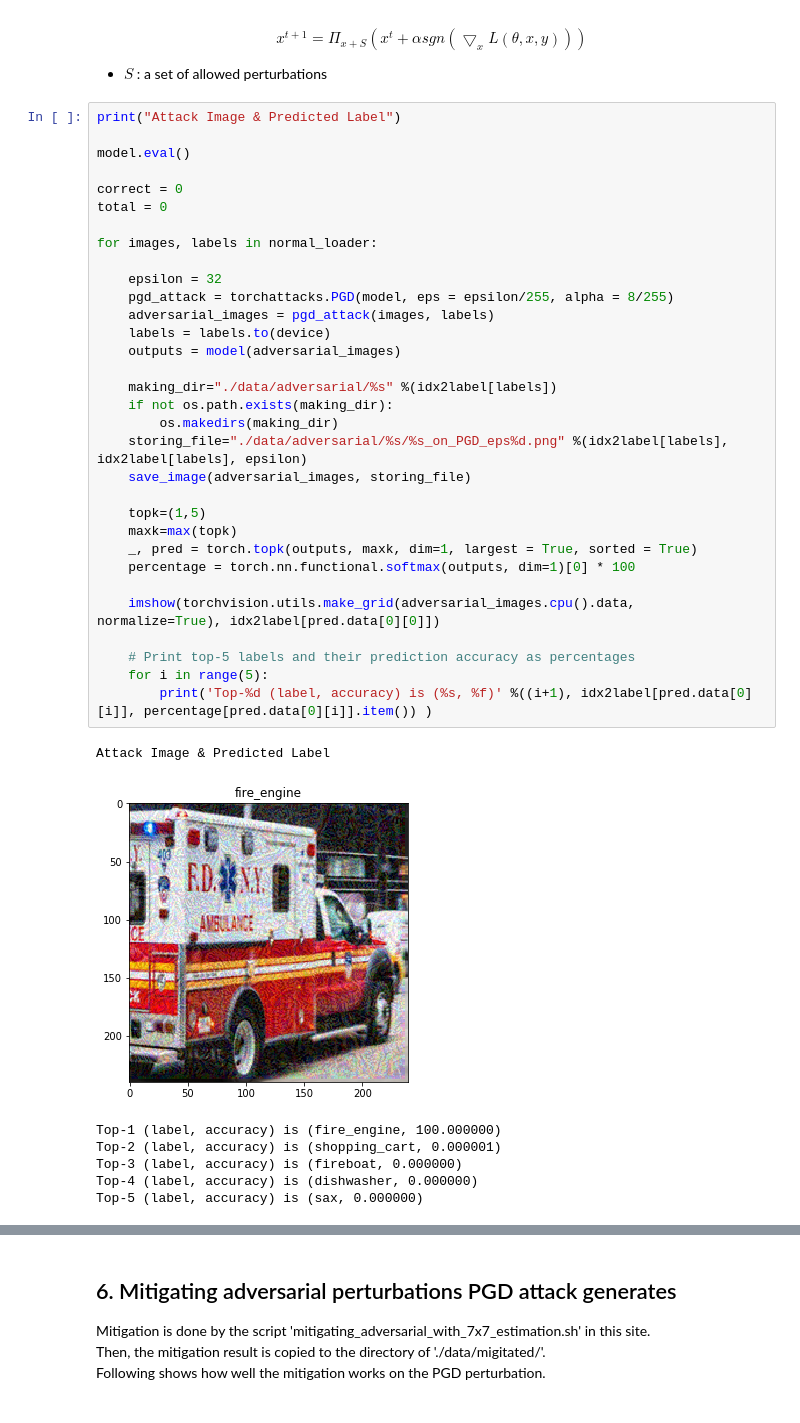
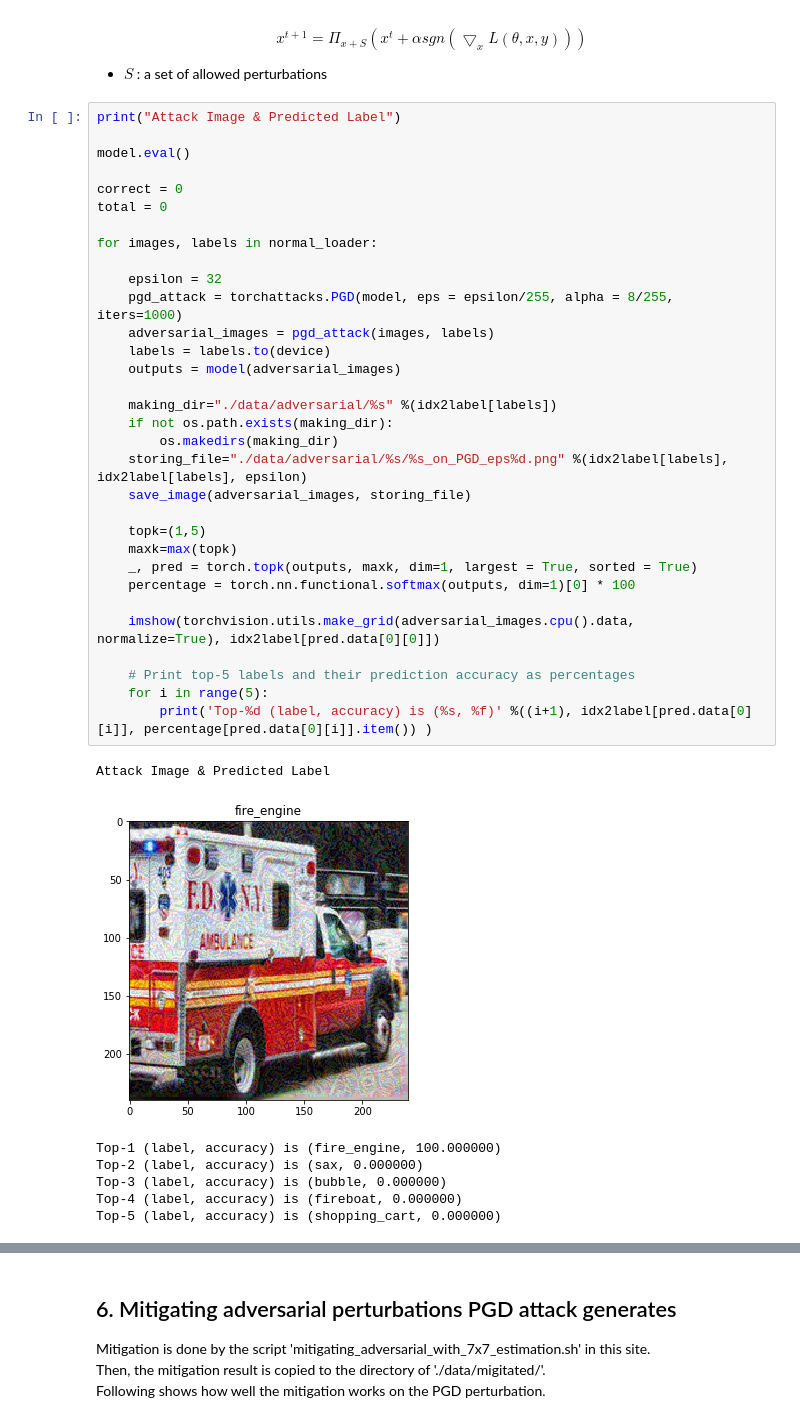
Before and after one commit to stonylinux/mitigating_large_adversarial_perturbations_on_X-MAS, a Jupyter notebook: PGD-pytorch_with_Mitigation/Mitigation.ipynb, the cells around one changed output, grey strips where cells are left out. Drawn from its saved outputs; the diff is of its cells as text.

```diff
--- a/PGD-pytorch_with_Mitigation/Mitigation.ipynb
+++ b/PGD-pytorch_with_Mitigation/Mitigation.ipynb
@@ -155,37 +155,37 @@ print("Attack Image & Predicted Label")
 model.eval()
 
 correct = 0
 total = 0
 
 for images, labels in normal_loader:
 
     epsilon = 32
-    pgd_attack = torchattacks.PGD(model, eps = epsilon/255, alpha = 8/255)
+    pgd_attack = torchattacks.PGD(model, eps = epsilon/255, alpha = 8/255, iters=1000)
     adversarial_images = pgd_attack(images, labels)
     labels = labels.to(device)
     outputs = model(adversarial_images)
 
     making_dir="./data/adversarial/%s" %(idx2label[labels])
     if not os.path.exists(making_dir):
         os.makedirs(making_dir)
     storing_file="./data/adversarial/%s/%s_on_PGD_eps%d.png" %(idx2label[labels], idx2label[labels], epsilon)
     save_image(adversarial_images, storing_file)
 
     topk=(1,5)
     maxk=max(topk)
     _, pred = torch.topk(outputs, maxk, dim=1, largest = True, sorted = True)
     percentage = torch.nn.functional.softmax(outputs, dim=1)[0] * 100
 
     imshow(torchvision.utils.make_grid(adversarial_images.cpu().data, normalize=True), idx2label[pred.data[0][0]])
 
     # Print top-5 labels and their prediction accuracy as percentages
     for i in range(5):
         print('Top-%d (label, accuracy) is (%s, %f)' %((i+1), idx2label[pred.data[0][i]], percentage[pred.data[0][i]].item()) )
 # %% [output]
 Attack Image & Predicted Label
-[figure, old version]
+[figure, new version]
 Top-1 (label, accuracy) is (fire_engine, 100.000000)
-Top-2 (label, accuracy) is (shopping_cart, 0.000001)
-Top-3 (label, accuracy) is (fireboat, 0.000000)
-Top-4 (label, accuracy) is (dishwasher, 0.000000)
-Top-5 (label, accuracy) is (sax, 0.000000)
+Top-2 (label, accuracy) is (sax, 0.000000)
+Top-3 (label, accuracy) is (bubble, 0.000000)
+Top-4 (label, accuracy) is (fireboat, 0.000000)
+Top-5 (label, accuracy) is (shopping_cart, 0.000000)
```
Also changed, not shown: parts of 2 cells of this notebook, 6 other files.
